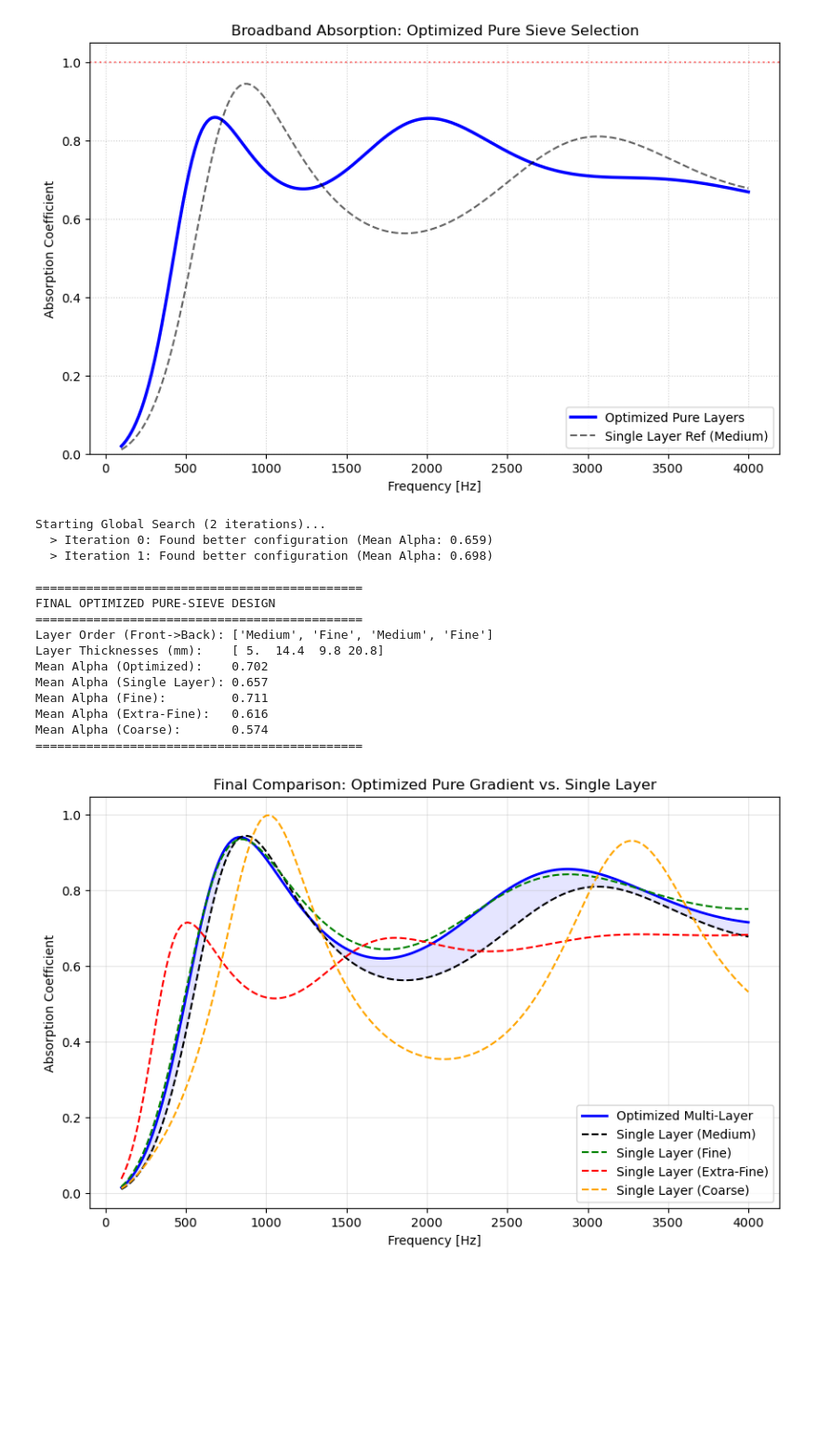
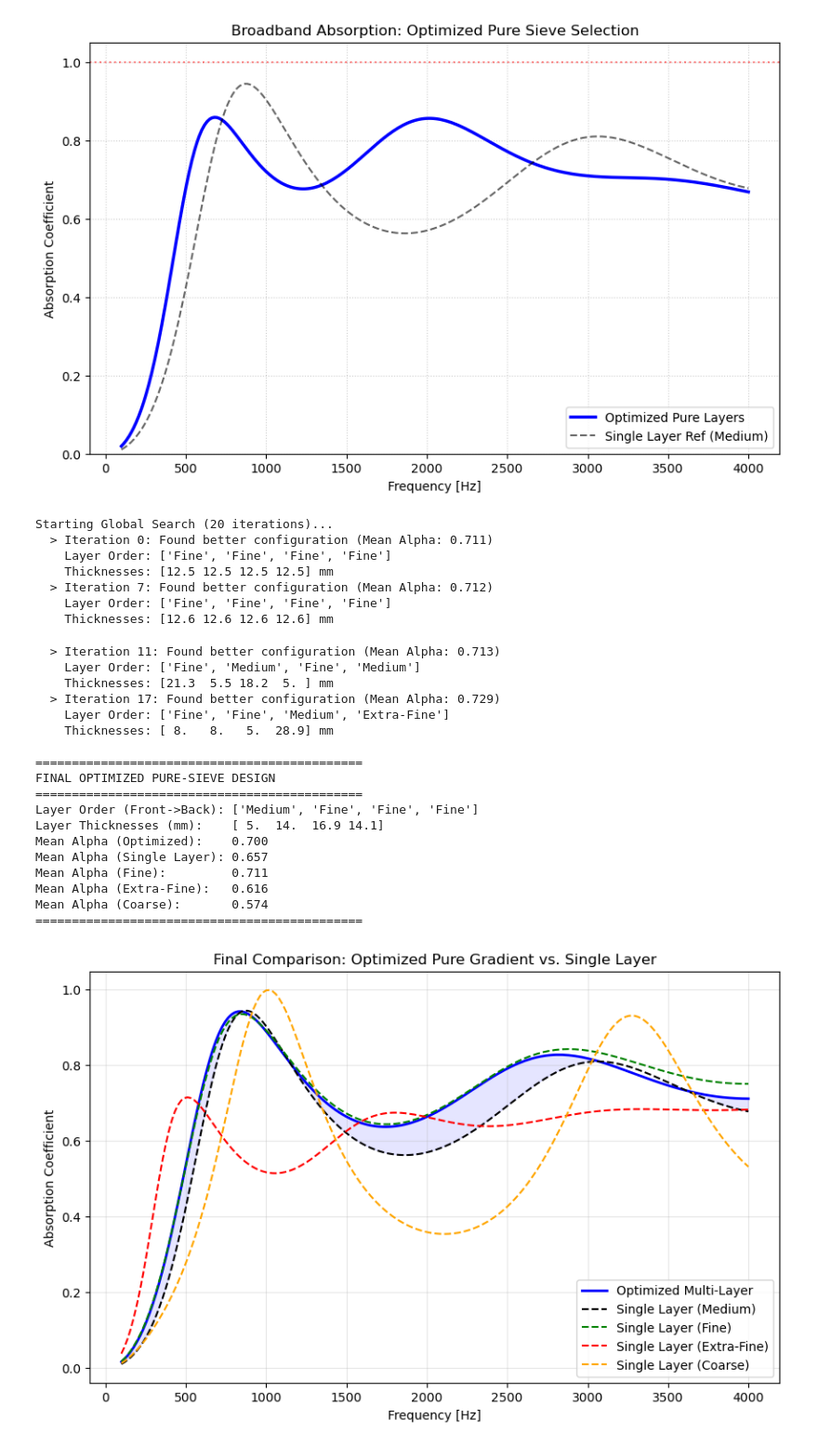
Before and after one commit to joaquinaicrag/UNIBS, a Jupyter notebook: Paper3-YMOptimization/optimization_multilayer.ipynb, the cells around one changed output. Shown at 93% size. Drawn from its saved outputs; the diff is of its cells as text; code cells hidden in the pictures; blank space fills up the shorter version.

```diff
--- a/Paper3-YMOptimization/optimization_multilayer.ipynb
+++ b/Paper3-YMOptimization/optimization_multilayer.ipynb
@@ -345,7 +345,7 @@ bounds = [(1.0, 4.0)] * NUM_LAYERS + [(0.005, 0.030)] * NUM_LAYERS
 
 best_cost = 1.0
 best_params = None
-num_random_searches = 2 # Iterating 20 times to find the best order/thickness
+num_random_searches = 20 # Iterating 20 times to find the best order/thickness
 
 print(f"Starting Global Search ({num_random_searches} iterations)...")
 
@@ -360,12 +360,15 @@ for i in range(num_random_searches):
     # Local optimization for this random start
     temp_res = minimize(objective_function, current_guess, args=(FREQS, NUM_LAYERS),
                         method='trust-constr', bounds=bounds, constraints=constraint,
-                        options={'maxiter': 40, 'verbose': 0})
+                        options={'maxiter': 50, 'verbose': 0})
 
     if temp_res.fun < best_cost:
         best_cost = temp_res.fun
         best_params = temp_res.x
         print(f"  > Iteration {i}: Found better configuration (Mean Alpha: {1-best_cost:.3f})")
+        names = {1: "Coarse", 2: "Medium", 3: "Fine", 4: "Extra-Fine"}
+        print(f"    Layer Order: {[names[int(np.round(idx))] for idx in best_params[:NUM_LAYERS]]}")
+        print(f"    Thicknesses: {np.round(best_params[NUM_LAYERS:] * 1000, 1)} mm")
 
 # Final Polish of the best result
 res = minimize(objective_function, best_params, args=(FREQS, NUM_LAYERS),
@@ -386,46 +389,56 @@ ref_alpha4 = calculate_absorption_curve([1.0] + [TOTAL_THICKNESS], FREQS, 1) # S
 
 names = {1: "Coarse", 2: "Medium", 3: "Fine", 4: "Extra-Fine"}
 opt_names = [names[int(i)] for i in final_params[:NUM_LAYERS]]
 
 print("\n" + "="*45)
 print("FINAL OPTIMIZED PURE-SIEVE DESIGN")
 print("="*45)
 print(f"Layer Order (Front->Back): {opt_names}")
 print(f"Layer Thicknesses (mm):    {np.round(final_params[NUM_LAYERS:] * 1000, 1)}")
 print(f"Mean Alpha (Optimized):    {np.mean(opt_alpha):.3f}")
 print(f"Mean Alpha (Single Layer): {np.mean(ref_alpha):.3f}")
 print(f"Mean Alpha (Fine):         {np.mean(ref_alpha2):.3f}")
 print(f"Mean Alpha (Extra-Fine):   {np.mean(ref_alpha3):.3f}")
 print(f"Mean Alpha (Coarse):       {np.mean(ref_alpha4):.3f}")
 print("="*45)
 
 plt.figure(figsize=(10, 6))
 plt.plot(FREQS, opt_alpha, color='blue', linewidth=2, label='Optimized Multi-Layer')
 plt.plot(FREQS, ref_alpha, color='black', linestyle='--', label='Single Layer (Medium)')
 plt.plot(FREQS, ref_alpha2, color='green', linestyle='--', label='Single Layer (Fine)')
 plt.plot(FREQS, ref_alpha3, color='red', linestyle='--', label='Single Layer (Extra-Fine)')
 plt.plot(FREQS, ref_alpha4, color='orange', linestyle='--', label='Single Layer (Coarse)')
 plt.fill_between(FREQS, opt_alpha, ref_alpha, where=(opt_alpha > ref_alpha), color='blue', alpha=0.1)
 plt.title('Final Comparison: Optimized Pure Gradient vs. Single Layer')
 plt.xlabel('Frequency [Hz]')
 plt.ylabel('Absorption Coefficient')
 plt.legend()
 plt.grid(True, alpha=0.3)
 plt.show()
 # %% [output]
-Starting Global Search (2 iterations)...
-  > Iteration 0: Found better configuration (Mean Alpha: 0.659)
-  > Iteration 1: Found better configuration (Mean Alpha: 0.698)
-
-=============================================
-FINAL OPTIMIZED PURE-SIEVE DESIGN
-=============================================
-Layer Order (Front->Back): ['Medium', 'Fine', 'Medium', 'Fine']
-Layer Thicknesses (mm):    [ 5.  14.4  9.8 20.8]
-Mean Alpha (Optimized):    0.702
-Mean Alpha (Single Layer): 0.657
-Mean Alpha (Fine):         0.711
-Mean Alpha (Extra-Fine):   0.616
-Mean Alpha (Coarse):       0.574
-=============================================
+Starting Global Search (20 iterations)...
+  > Iteration 0: Found better configuration (Mean Alpha: 0.711)
+    Layer Order: ['Fine', 'Fine', 'Fine', 'Fine']
+    Thicknesses: [12.5 12.5 12.5 12.5] mm
+  > Iteration 7: Found better configuration (Mean Alpha: 0.712)
+    Layer Order: ['Fine', 'Fine', 'Fine', 'Fine']
+    Thicknesses: [12.6 12.6 12.6 12.6] mm
+  > Iteration 11: Found better configuration (Mean Alpha: 0.713)
+    Layer Order: ['Fine', 'Medium', 'Fine', 'Medium']
+    Thicknesses: [21.3  5.5 18.2  5. ] mm
+  > Iteration 17: Found better configuration (Mean Alpha: 0.729)
+    Layer Order: ['Fine', 'Fine', 'Medium', 'Extra-Fine']
+    Thicknesses: [ 8.   8.   5.  28.9] mm
+
+=============================================
+FINAL OPTIMIZED PURE-SIEVE DESIGN
+=============================================
+Layer Order (Front->Back): ['Medium', 'Fine', 'Fine', 'Fine']
+Layer Thicknesses (mm):    [ 5.  14.  16.9 14.1]
+Mean Alpha (Optimized):    0.700
+Mean Alpha (Single Layer): 0.657
+Mean Alpha (Fine):         0.711
+Mean Alpha (Extra-Fine):   0.616
+Mean Alpha (Coarse):       0.574
+=============================================
-[figure, old version]
+[figure, new version]
```
